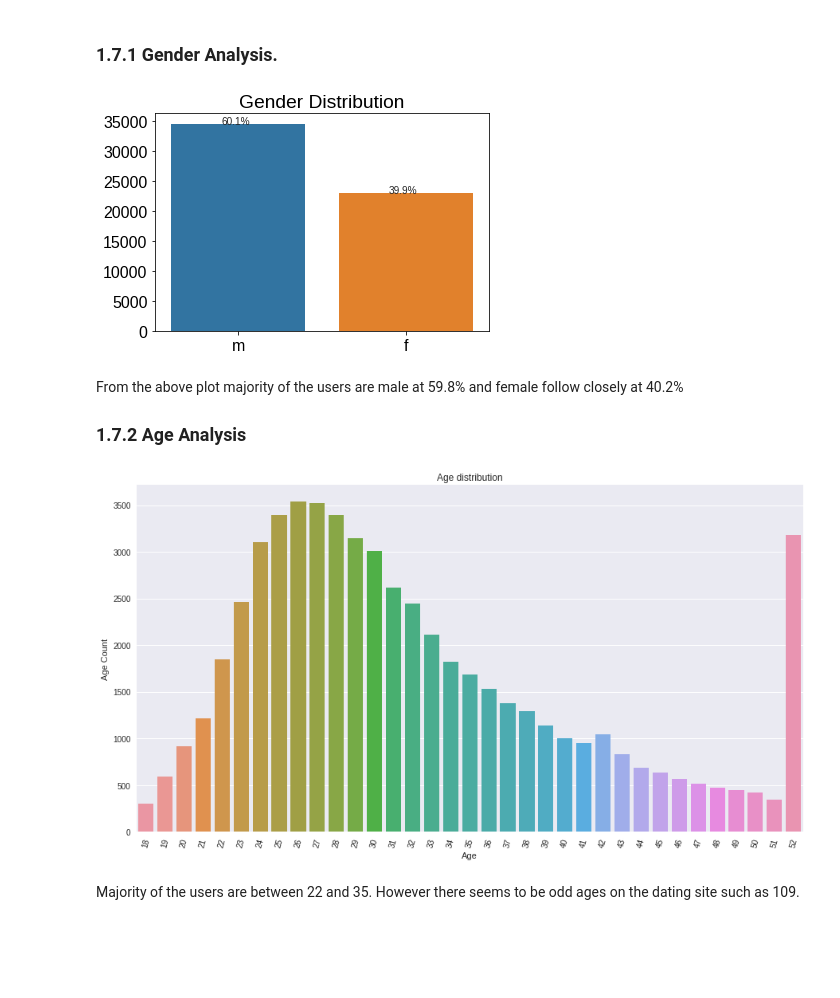
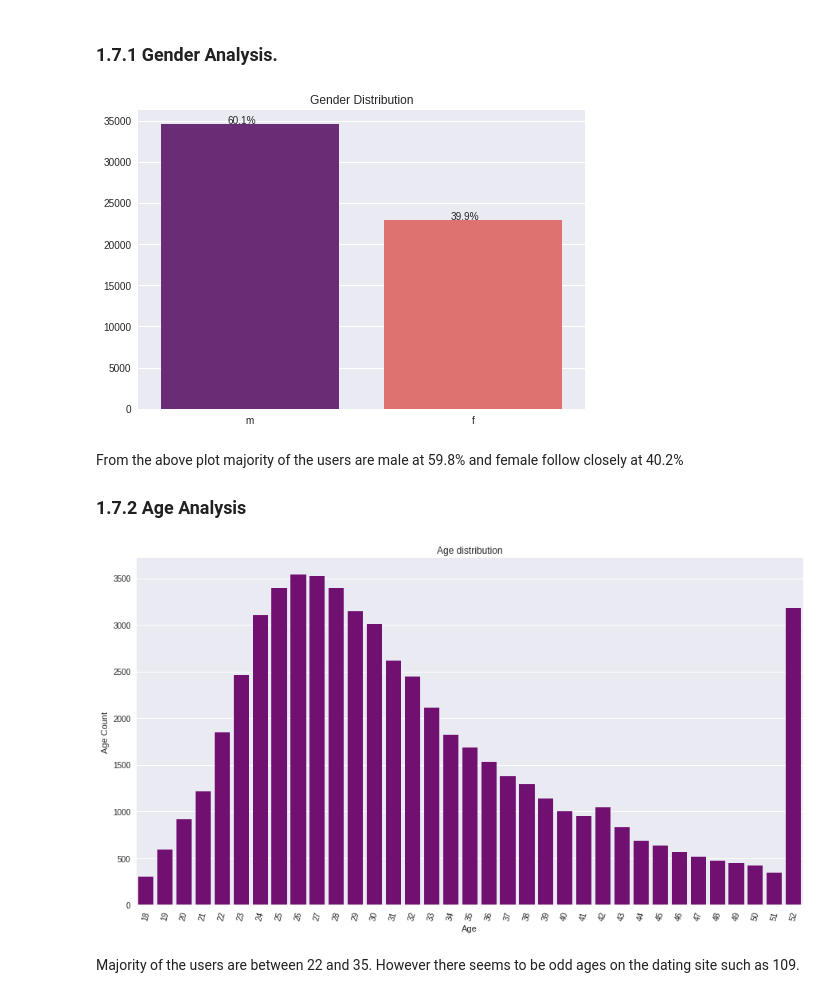
Before and after one commit to BensonMuriu/Dating-App-Recommender, a Jupyter notebook: P5_Notebook.ipynb, the cells around one changed output. Drawn from its saved outputs; the diff is of its cells as text; code cells hidden in the pictures; blank space fills up the shorter version.

```diff
--- a/P5_Notebook.ipynb
+++ b/P5_Notebook.ipynb
@@ -1004,14 +1041,14 @@ def feature_percentage(plot, variable):
 ### 1.7.1 Gender Analysis.
 # %%
 gender = dating_df['sex'].value_counts()
-ax=sns.barplot(x=gender.index, y=gender.values)
+ax=sns.barplot(x=gender.index, y=gender.values, palette='magma')
 plt.title('Gender Distribution')
 
 plt.style.use('seaborn')
 feature_percentage(ax,dating_df)
 plt.show()
 # %% [output]
-[figure, old version]
+[figure, new version]
 # %% [markdown]
 From the above plot majority of the users are male at 59.8% and female follow closely at 40.2%
 
@@ -1021,7 +1058,7 @@ From the above plot majority of the users are male at 59.8% and female follow cl
 #plt.hist(x=dating_df.age)
 age= dating_df['age'].value_counts()
 plt.figure(figsize=(15,8))
-sns.barplot(x=age.index, y=age.values)
+sns.barplot(x=age.index, y=age.values,color='purple')
 plt.title('Age distribution')
 plt.xlabel('Age')
 plt.ylabel('Age Count')
@@ -1029,7 +1066,7 @@ plt.style.use('seaborn')
 plt.xticks(rotation=75)
 plt.show()
 # %% [output]
-[figure, old version]
+[figure, new version]
 # %% [markdown]
 Majority of the users are between 22 and 35. However there seems to be odd ages on the dating site such as 109.
 # %%
```
Also changed, not shown: parts of 55 cells of this notebook.
